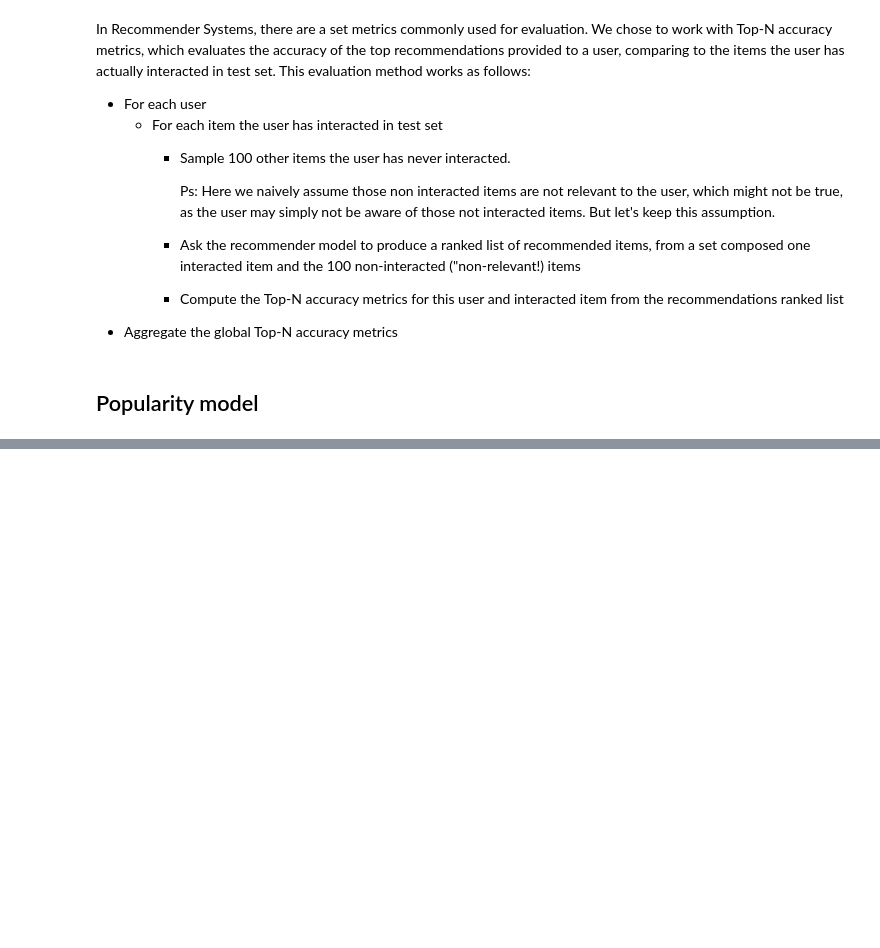
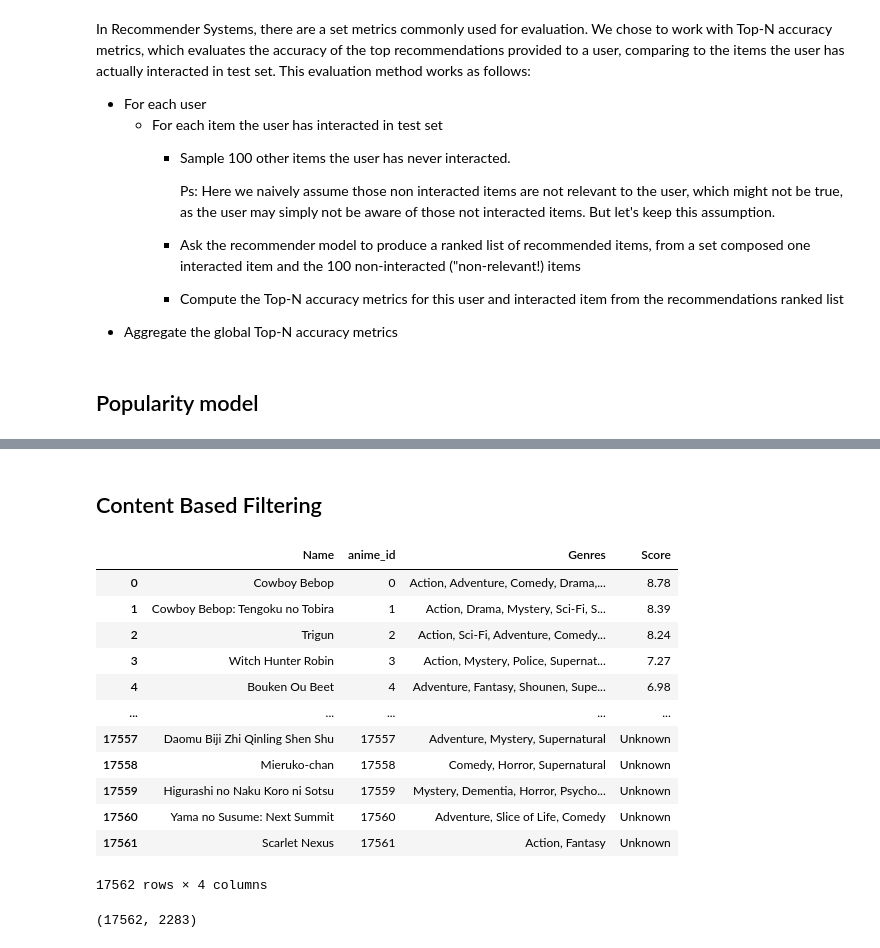
Before and after one commit to JoaoRodrigo99/AI---DM-ML, a Jupyter notebook: JR/anime_ratings__RS_101.ipynb, the cells around one changed output, grey strips where cells are left out. Drawn from its saved outputs; the diff is of its cells as text; code cells hidden in the pictures; blank space fills up the shorter version.

Commit message:
added Knn recomendation and content based (genres)

```diff
--- a/JR/anime_ratings__RS_101.ipynb
+++ b/JR/anime_ratings__RS_101.ipynb
@@ -740,0 +805,42 @@ Global metrics:
+# %% [markdown]
+## Content Based Filtering
+# %%
+df_content = anime_df[["Name","anime_id", "Genres", "Score"]]
+df_content["anime_id"] = df_content["anime_id"].index
+df_content
+# %% [output]
+|  | Name | anime_id | Genres | Score |
+| 0 | Cowboy Bebop | 0 | Action, Adventure, Comedy, Drama,... | 8.78 |
+| 1 | Cowboy Bebop: Tengoku no Tobira | 1 | Action, Drama, Mystery, Sci-Fi, S... | 8.39 |
+| 2 | Trigun | 2 | Action, Sci-Fi, Adventure, Comedy... | 8.24 |
+| 3 | Witch Hunter Robin | 3 | Action, Mystery, Police, Supernat... | 7.27 |
+| 4 | Bouken Ou Beet | 4 | Adventure, Fantasy, Shounen, Supe... | 6.98 |
+| ... | ... | ... | ... | ... |
+| 17557 | Daomu Biji Zhi Qinling Shen Shu | 17557 | Adventure, Mystery, Supernatural | Unknown |
+| 17558 | Mieruko-chan | 17558 | Comedy, Horror, Supernatural | Unknown |
+| 17559 | Higurashi no Naku Koro ni Sotsu | 17559 | Mystery, Dementia, Horror, Psycho... | Unknown |
+| 17560 | Yama no Susume: Next Summit | 17560 | Adventure, Slice of Life, Comedy | Unknown |
+| 17561 | Scarlet Nexus | 17561 | Action, Fantasy | Unknown |
+17562 rows × 4 columns
+# %%
+from sklearn.feature_extraction.text import TfidfVectorizer
+
+# Initialize the TfidfVectorizer with various parameters
+tfv = TfidfVectorizer(min_df=3,  max_features=None,
+            strip_accents='unicode', analyzer='word',token_pattern=r'\w{1,}',
+            ngram_range=(1, 3),
+            stop_words = 'english')
+
+# Fill NaN values in the 'Genres' column with an empty string
+df_content['Genres'] = df_content['Genres'].fillna('')
+
+# Split the 'Genres' column by comma and convert to string format
+genres_str = df_content['Genres'].str.split(',').astype(str)
+
+# Use the TfidfVectorizer to transform the genres_str into a sparse matrix
+tfv_matrix = tfv.fit_transform(genres_str)
+
+# Print the shape of the sparse matrix
+print(tfv_matrix.shape)
+# %% [output]
+(17562, 2283)
```
Also changed, not shown: parts of 31 cells of this notebook.
